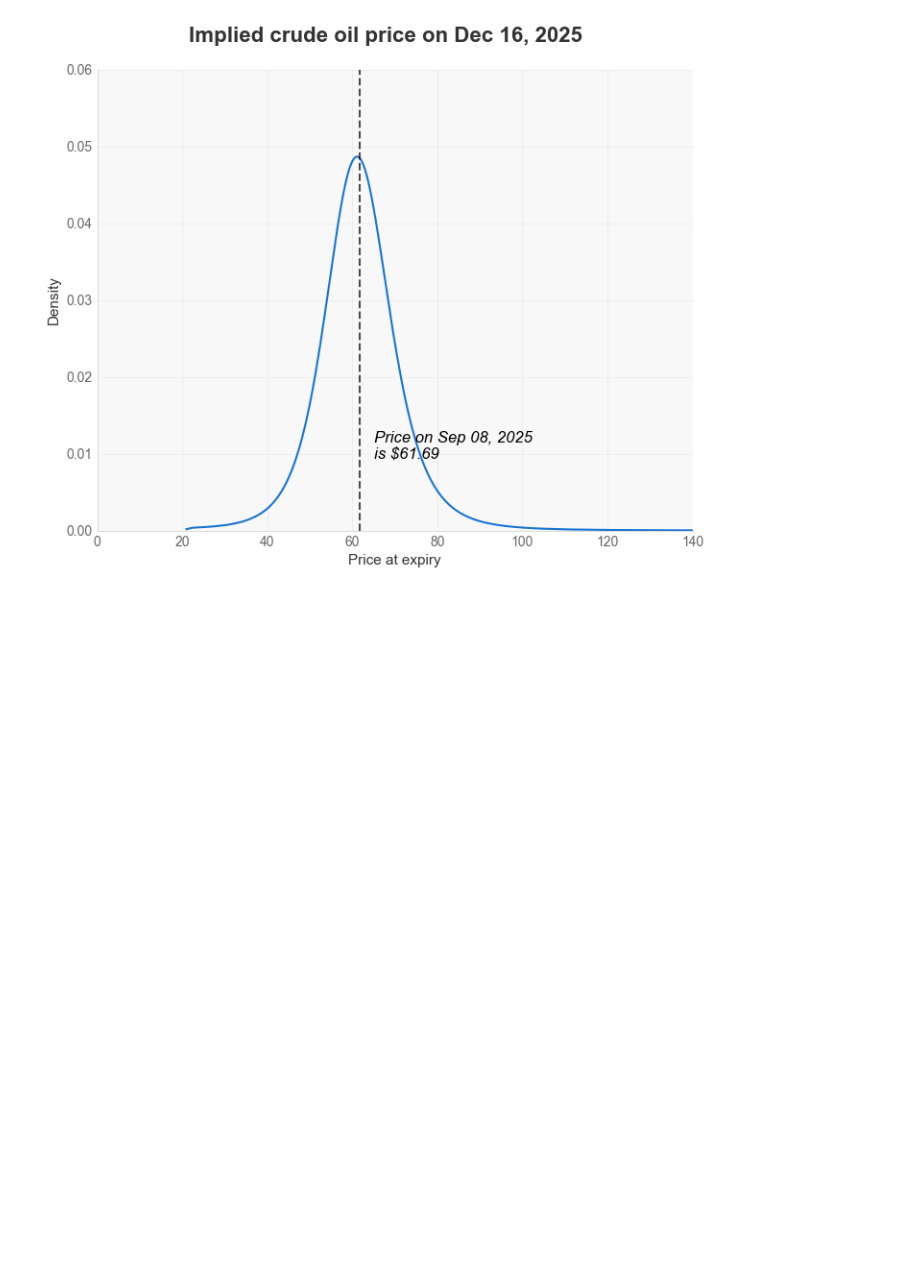
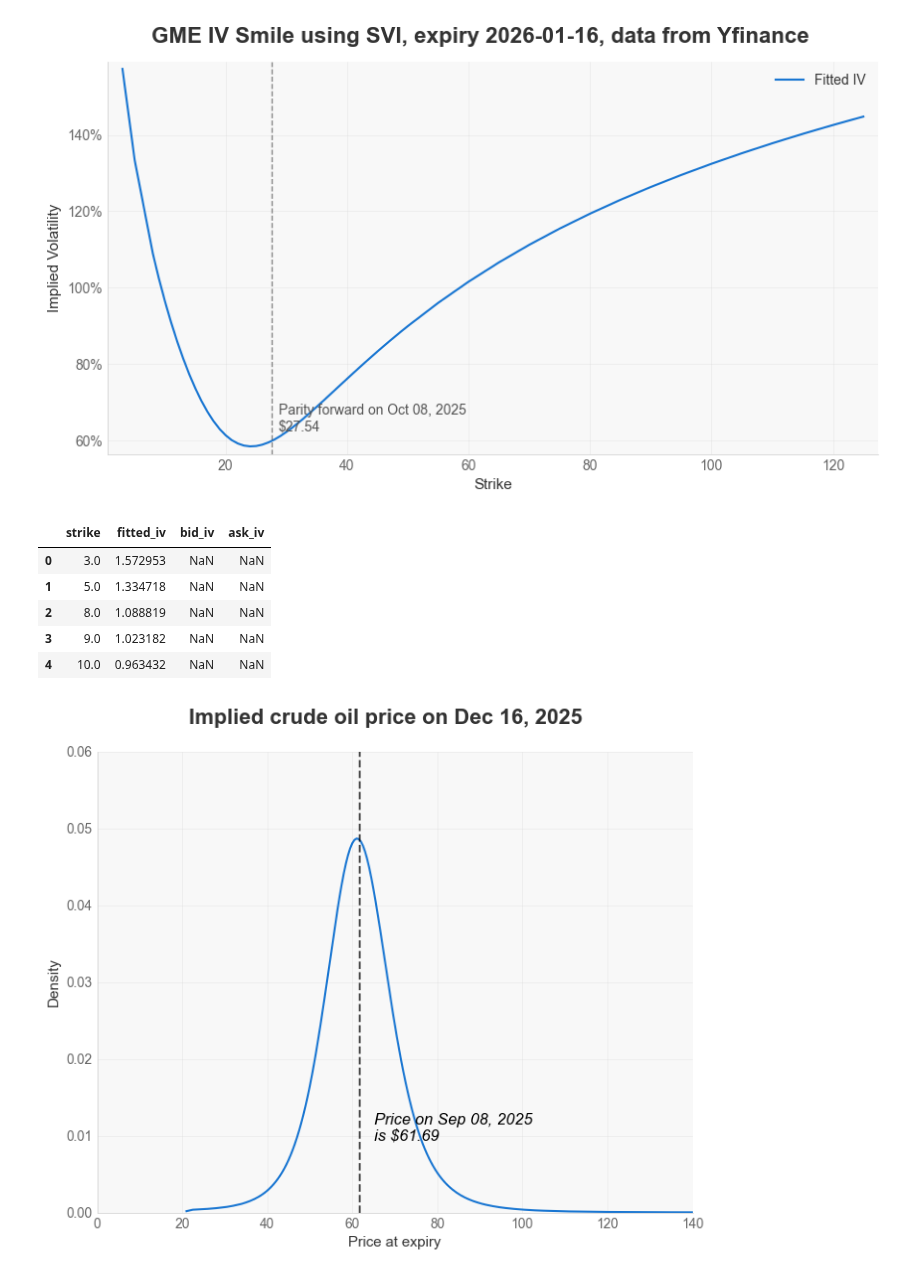
Before and after one commit to tyrneh/options-implied-probability, a Jupyter notebook: examples/example.ipynb, the cells around one changed output. Saved outputs shown, nothing was run; the diff lists cells and outputs as text; code cells hidden in the pictures; blank space fills up the shorter version.

Commit message:
added plotting of IV smile

```diff
--- a/examples/example.ipynb
+++ b/examples/example.ipynb
@@ -19,7 +19,7 @@ market = MarketInputs(
     risk_free_rate=0.04199, # US 3-month nominal Treasury yield
 )
 
-model_gme = ModelParams(price_method="mid", max_staleness_days=5)
+model_gme = ModelParams(price_method="mid", max_staleness_days=None)
 
 # 3. Fetch and estimate - auto-fetched data is available in the result
 est_gamestop = RND.from_ticker("GME", market, model=model_gme)
@@ -51,3 +51,17 @@ Underlying price 24.4450 (source: vendor), implied forward price 27.5407; divide
+# %%
+# plot fitted IV smile
+est_gamestop.plot('iv_smile', title="GME IV Smile using SVI, expiry 2026-01-16, data from Yfinance")
+plt.show()
+
+est_gamestop.iv_smile().head()
+# %% [output]
+[figure, added]
+|  | strike | fitted_iv | bid_iv | ask_iv |
+| 0 | 3.0 | 1.572953 | NaN | NaN |
+| 1 | 5.0 | 1.334718 | NaN | NaN |
+| 2 | 8.0 | 1.088819 | NaN | NaN |
+| 3 | 9.0 | 1.023182 | NaN | NaN |
+| 4 | 10.0 | 0.963432 | NaN | NaN |
 # %%
 # --- Example 2 - Crude Oil WTI --- #
 # --- using csv file --- #
```
Also changed, not shown: parts of 7 cells of this notebook, 4 other files.
